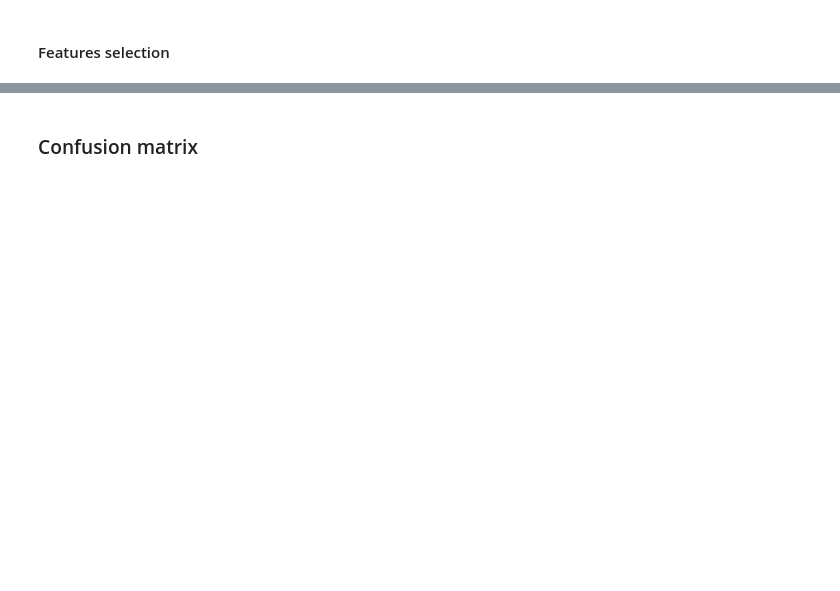
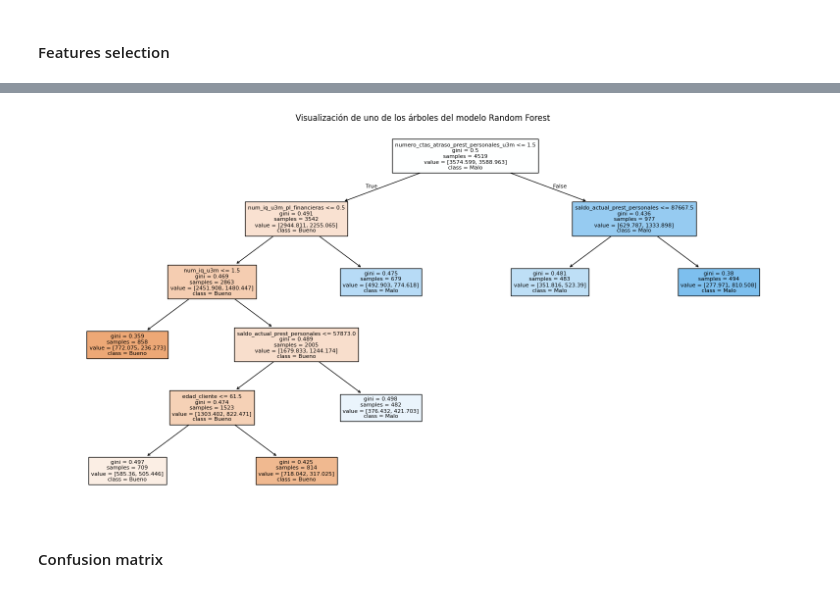
Before and after one commit to magotronico/DataAnalysis_and_AI, a Jupyter notebook: period_2/challenge/training_etl_prev.ipynb, the cells around one changed output, grey strips where cells are left out. Cells and saved outputs as stored; diff of their text form; code cells hidden in the pictures; blank space fills up the shorter version.

```diff
--- a/period_2/challenge/training_etl_prev.ipynb
+++ b/period_2/challenge/training_etl_prev.ipynb
@@ -595,2 +1338,35 @@ NameError: name 'iv_ks' is not defined
+# %%
+from sklearn.ensemble import RandomForestClassifier
+from sklearn.tree import plot_tree
+import matplotlib.pyplot as plt
+
+# Definir las características (features) y la variable objetivo (y) desde x_train_clean
+
+X = x_train_clean[features]  # Seleccionar las columnas de características
+y = x_train_clean['malo']  # La variable objetivo es 'malo'
+
+# Dividir los datos en conjunto de entrenamiento (75%) y prueba (25%) con la semilla fija
+X_train, X_test, y_train, y_test = train_test_split(X, y, test_size=0.25, random_state=123)
+
+# Entrenar el modelo Random Forest con los mejores hiperparámetros encontrados previamente
+best_rf_model = RandomForestClassifier(
+    n_estimators=200,
+    max_depth=8,
+    min_samples_leaf=476,  # Se ajusta al 5% de la población de entrenamiento
+    criterion='gini',
+    class_weight='balanced',
+    random_state=123
+)
+
+# Entrenar el modelo en los datos de entrenamiento
+best_rf_model.fit(X_train, y_train)
+
+# Graficar uno de los árboles del Random Forest (para visualizarlo)
+plt.figure(figsize=(20, 10))  # Ajustar el tamaño del gráfico
+plot_tree(best_rf_model.estimators_[0], filled=True, feature_names=X.columns, class_names=['Bueno', 'Malo'], fontsize=8)
+plt.title("Visualización de uno de los árboles del modelo Random Forest")
+plt.show()
+# %% [output]
+[figure, added]
 # %% [markdown]
-### Confusion matrix
+#### Confusion matrix
```
Also changed, not shown: parts of 37 cells of this notebook, 3 other files.
